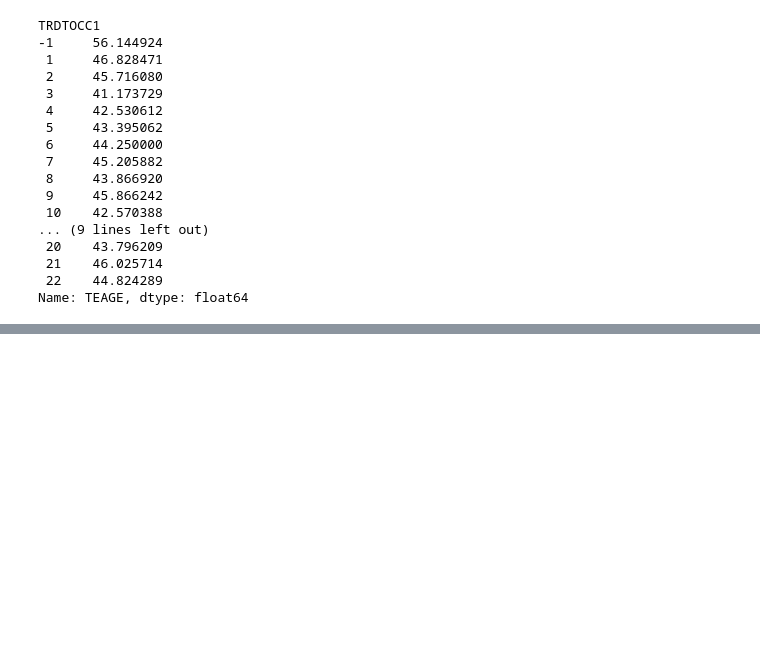
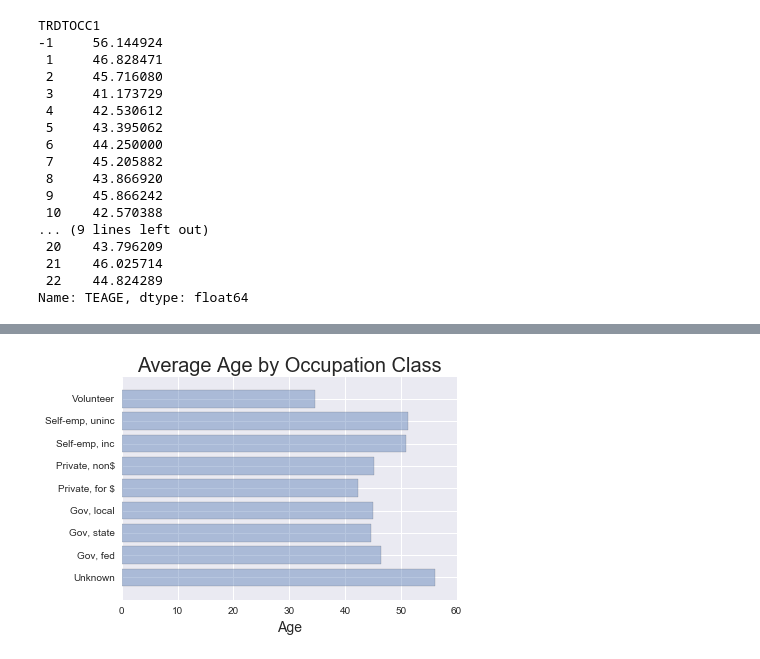
Before and after one commit to gregajohnston/atus-analysis, a Jupyter notebook: Scratch.ipynb, the cells around one changed output, grey strips where cells are left out. Saved outputs shown, nothing was run; the diff lists cells and outputs as text; code cells hidden in the pictures; blank space fills up the shorter version.

```diff
--- a/Scratch.ipynb
+++ b/Scratch.ipynb
@@ -83,0 +88,4 @@ test2.boxplot(by='TRDTOCC1')
+# %%
+draw_plot_two()
+# %% [output]
+[figure, added]
```
Also changed, not shown: parts of 13 cells of this notebook, 4 other files.
